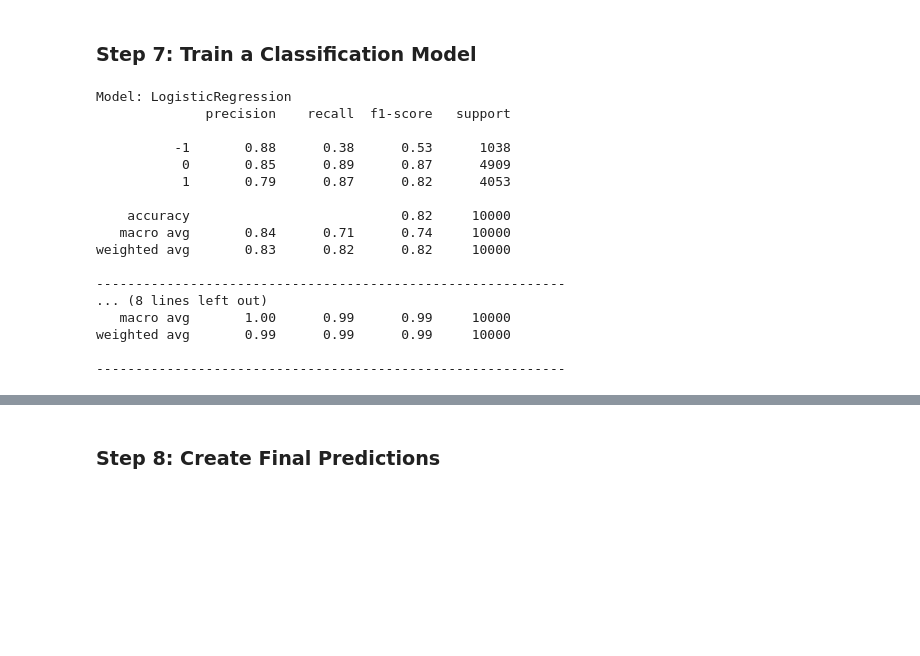
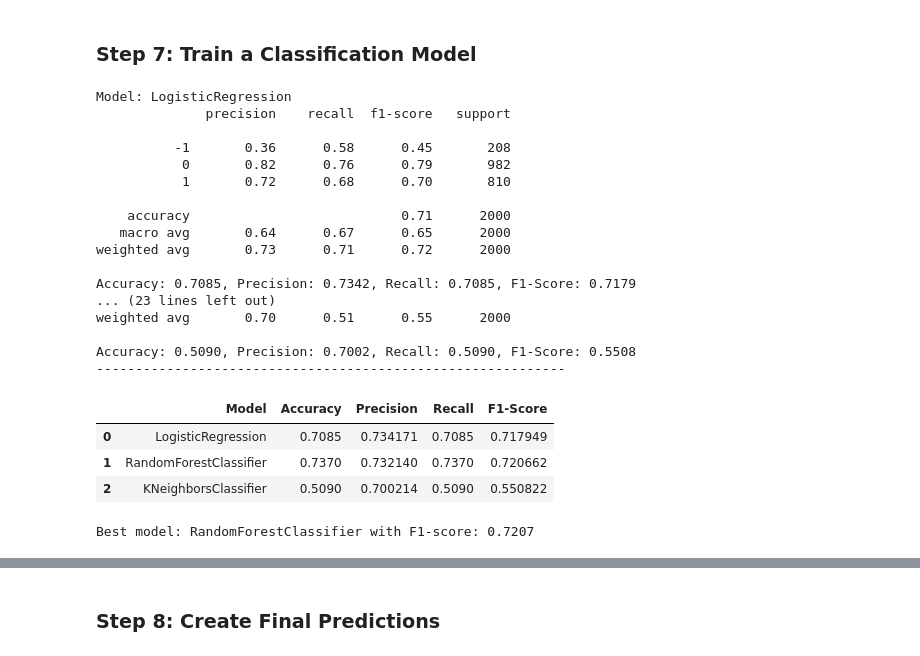
Before and after one commit to stephenkinuthia-cell/Sentiment-Analysis-To-Vaccinate-or-Not-to-Vaccinate, a Jupyter notebook: notebooks/eda.ipynb, the cells around one changed output, grey strips where cells are left out. Saved outputs shown, nothing was run; the diff lists cells and outputs as text; code cells hidden in the pictures; blank space fills up the shorter version.

```diff
--- a/notebooks/eda.ipynb
+++ b/notebooks/eda.ipynb
@@ -136,2 +201,8 @@ y_train = sentiment
+# %%
+## Handle class imbalance
+# Logistic Regression and Random Forest we used class_weight='balanced'
+# For KNN, we are oversampling using SMOTE
+smote = SMOTE(random_state=42)
+X_train_res, y_train_res = smote.fit_resample(X_train_tf, y_train)
 # %% [markdown]
 ### Step 7: Train a Classification Model
@@ -148,30 +225,59 @@ def train_and_evaluate(model, X_train, y_train):
 # %%
+# Fitting models
+
 # Logistic Regression
-lr = LogisticRegression(max_iter=200)
-train_and_evaluate(lr, X_train, y_train)
+lr = LogisticRegression(max_iter=200, class_weight='balanced')
+train_and_evaluate(lr, X_train_tf, y_train, X_val_tf, y_val)
 
-# Random Forest Classifier
-rf = RandomForestClassifier(n_estimators=100, random_state=42)
-train_and_evaluate(rf, X_train, y_train)
+# Random Forest
+rf = RandomForestClassifier(n_estimators=200, random_state=42, class_weight='balanced')
+train_and_evaluate(rf, X_train_tf, y_train, X_val_tf, y_val)
 
-# fitting KNN
+# KNN
 knn = KNeighborsClassifier(n_neighbors=5)
-train_and_evaluate(knn, X_train, y_train)
+train_and_evaluate(knn, X_train_res, y_train_res, X_val_tf, y_val)
 # %% [output]
 Model: LogisticRegression
               precision    recall  f1-score   support
 
-          -1       0.88      0.38      0.53      1038
-           0       0.85      0.89      0.87      4909
-           1       0.79      0.87      0.82      4053
+          -1       0.36      0.58      0.45       208
+           0       0.82      0.76      0.79       982
+           1       0.72      0.68      0.70       810
 
-    accuracy                           0.82     10000
-   macro avg       0.84      0.71      0.74     10000
-weighted avg       0.83      0.82      0.82     10000
+    accuracy                           0.71      2000
+   macro avg       0.64      0.67      0.65      2000
+weighted avg       0.73      0.71      0.72      2000
 
+Accuracy: 0.7085, Precision: 0.7342, Recall: 0.7085, F1-Score: 0.7179
+... (23 lines left out)
+weighted avg       0.70      0.51      0.55      2000
+
+Accuracy: 0.5090, Precision: 0.7002, Recall: 0.5090, F1-Score: 0.5508
 ------------------------------------------------------------
-... (8 lines left out)
-   macro avg       1.00      0.99      0.99     10000
-weighted avg       0.99      0.99      0.99     10000
-
-------------------------------------------------------------
+# %%
+# Collecting metrics in a DataFrame for easier comparison
+def get_metrics_only(model, X_val, y_val):
+    """
+    Calculates metrics from an already fitted model.
+    """
+    y_pred = model.predict(X_val)
+    return {
+        "Model": model.__class__.__name__,
+        "Accuracy": accuracy_score(y_val, y_pred),
+        "Precision": precision_score(y_val, y_pred, average='weighted', zero_division=0),
+        "Recall": recall_score(y_val, y_pred, average='weighted', zero_division=0),
+        "F1-Score": f1_score(y_val, y_pred, average='weighted', zero_division=0)
+    }
+
+
+metrics_df = pd.DataFrame([
+    get_metrics_only(lr, X_val_tf, y_val),
+    get_metrics_only(rf, X_val_tf, y_val),
+    get_metrics_only(knn, X_val_tf, y_val)
+])
+metrics_df
+# %% [output]
+|  | Model | Accuracy | Precision | Recall | F1-Score |
+| 0 | LogisticRegression | 0.7085 | 0.734171 | 0.7085 | 0.717949 |
+| 1 | RandomForestClassifier | 0.7370 | 0.732140 | 0.7370 | 0.720662 |
+| 2 | KNeighborsClassifier | 0.5090 | 0.700214 | 0.5090 | 0.550822 |
@@ -177,0 +314,8 @@ weighted avg       0.99      0.99      0.99     10000
+# %%
+# Assuming you have metrics_df
+best_model_name = metrics_df.loc[metrics_df["F1-Score"].idxmax(), "Model"]
+best_f1 = metrics_df["F1-Score"].max()
+
+print(f"Best model: {best_model_name} with F1-score: {best_f1:.4f}")
+# %% [output]
+Best model: RandomForestClassifier with F1-score: 0.7207
```
Also changed, not shown: parts of 12 cells of this notebook, 3 other files.
